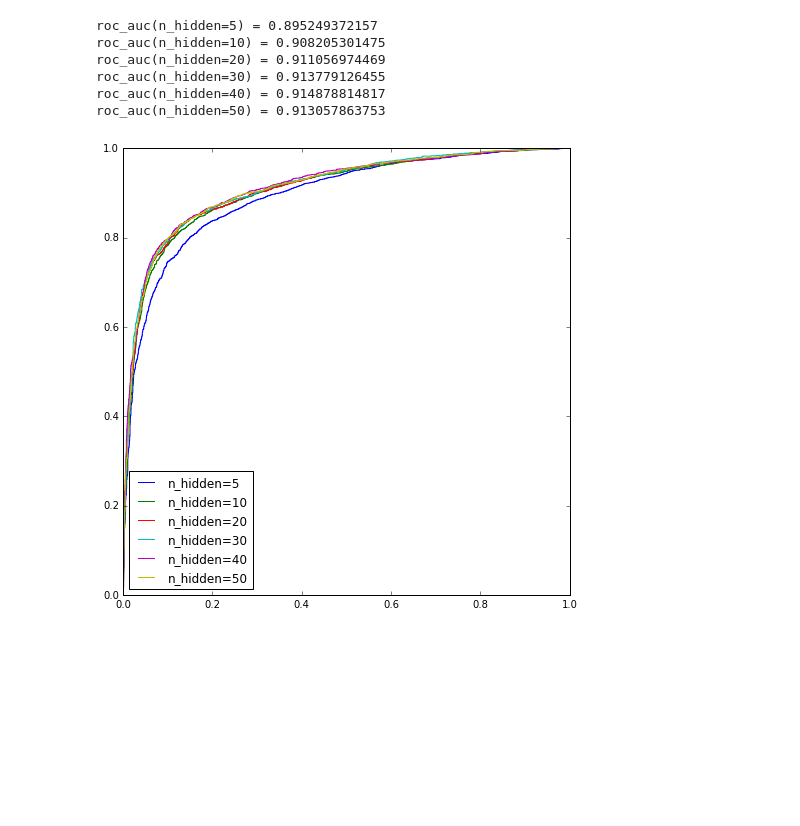
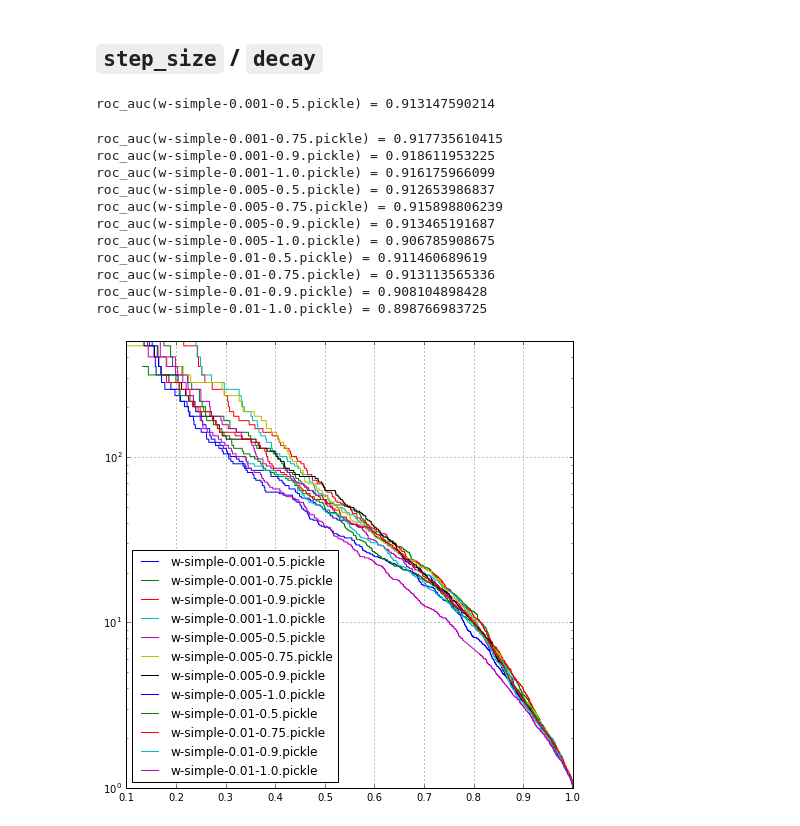
Before and after one commit to glouppe/recnn, a Jupyter notebook: notebooks/roc-curves.ipynb, the cells around one changed output. Drawn from its saved outputs; the diff is of its cells as text; code cells hidden in the pictures; blank space fills up the shorter version.

```diff
--- a/notebooks/roc-curves.ipynb
+++ b/notebooks/roc-curves.ipynb
@@ -92,0 +143,27 @@ Cropping...
+# %%
+from recnn.recnn import grnn_predict_simple
+from sklearn.metrics import roc_curve
+from sklearn.metrics import roc_auc_score
+import glob
+
+for f in sorted(glob.glob("../models/step_size+decay/z*")):
+    filename = f.split("/")[-1]
+
+    fd = open(f, "rb")
+    params = pickle.load(fd)
+    fd.close()
+
+    predict = grnn_predict_simple
+    y_pred = predict(params, X)
+
+    fpr, tpr, _ = roc_curve(y, y_pred)
+    print("roc_auc(%s) =" % filename, roc_auc_score(y, y_pred))
+    #plt.plot(fpr, tpr, label="%s" % filename)
+    plt.plot(tpr, 1. / fpr, label=filename)
+
+plt.xlim(0.1, 1.0)
+plt.ylim(1, 500)
+plt.yscale("log")
+plt.grid()
+plt.legend(loc="best")
+plt.show()
@@ -95,28 +333,43 @@ Cropping...
+# %% [markdown]
+## `step_size` / `decay`
 # %%
 from recnn.recnn import grnn_predict_simple
-from recnn.recnn import grnn_predict_gated
 from sklearn.metrics import roc_curve
 from sklearn.metrics import roc_auc_score
+import glob
 
-for i in [5, 10, 20, 30, 40, 50]:
-    fd = open("../models/w-models/w-simple-n_hidden=%d.pickle" % i, "rb")
+for f in sorted(glob.glob("../models/step_size+decay/w*")):
+    filename = f.split("/")[-1]
+
+    fd = open(f, "rb")
     params = pickle.load(fd)
     fd.close()
 
     predict = grnn_predict_simple
     y_pred = predict(params, X)
 
     fpr, tpr, _ = roc_curve(y, y_pred)
-    print("roc_auc(n_hidden=%d) =" % i, roc_auc_score(y, y_pred))
-    plt.plot(fpr, tpr, label="n_hidden=%d" % i)
+    print("roc_auc(%s) =" % filename, roc_auc_score(y, y_pred))
+    #plt.plot(fpr, tpr, label="%s" % filename)
+    plt.plot(tpr, 1. / fpr, label=filename)
 
+plt.xlim(0.1, 1.0)
+plt.ylim(1, 500)
+plt.yscale("log")
+plt.grid()
 plt.legend(loc="best")
 plt.show()
 # %% [output]
-roc_auc(n_hidden=5) = 0.895249372157
-roc_auc(n_hidden=10) = 0.908205301475
-roc_auc(n_hidden=20) = 0.911056974469
-roc_auc(n_hidden=30) = 0.913779126455
-roc_auc(n_hidden=40) = 0.914878814817
-roc_auc(n_hidden=50) = 0.913057863753
+roc_auc(w-simple-0.001-0.5.pickle) = 0.913147590214
+roc_auc(w-simple-0.001-0.75.pickle) = 0.917735610415
+roc_auc(w-simple-0.001-0.9.pickle) = 0.918611953225
+roc_auc(w-simple-0.001-1.0.pickle) = 0.916175966099
+roc_auc(w-simple-0.005-0.5.pickle) = 0.912653986837
+roc_auc(w-simple-0.005-0.75.pickle) = 0.915898806239
+roc_auc(w-simple-0.005-0.9.pickle) = 0.913465191687
+roc_auc(w-simple-0.005-1.0.pickle) = 0.906785908675
+roc_auc(w-simple-0.01-0.5.pickle) = 0.911460689619
+roc_auc(w-simple-0.01-0.75.pickle) = 0.913113565336
+roc_auc(w-simple-0.01-0.9.pickle) = 0.908104898428
+roc_auc(w-simple-0.01-1.0.pickle) = 0.898766983725
-[figure, old version]
+[figure, new version]
```
Also changed, not shown: parts of 23 cells of this notebook, 1 other file.
